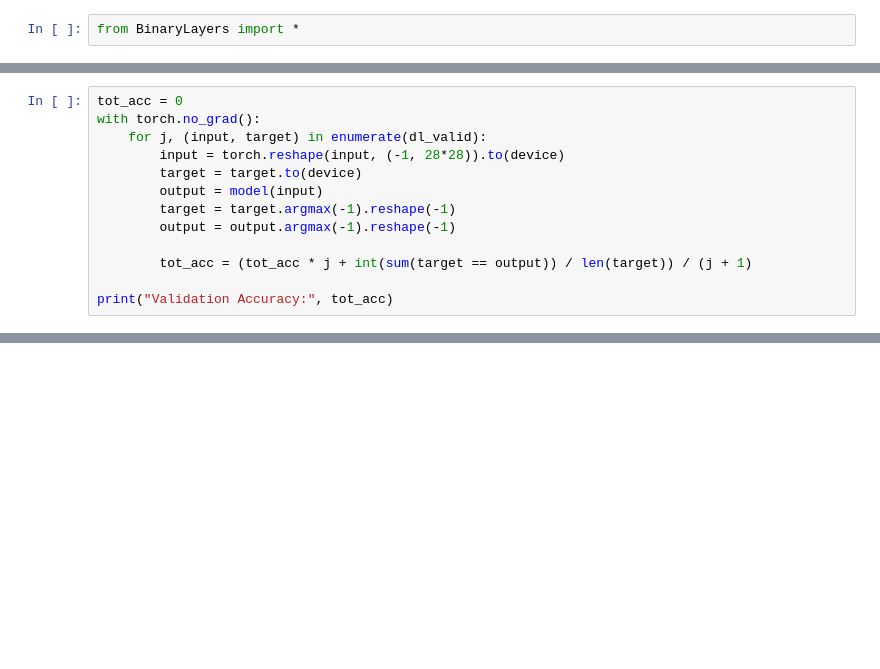
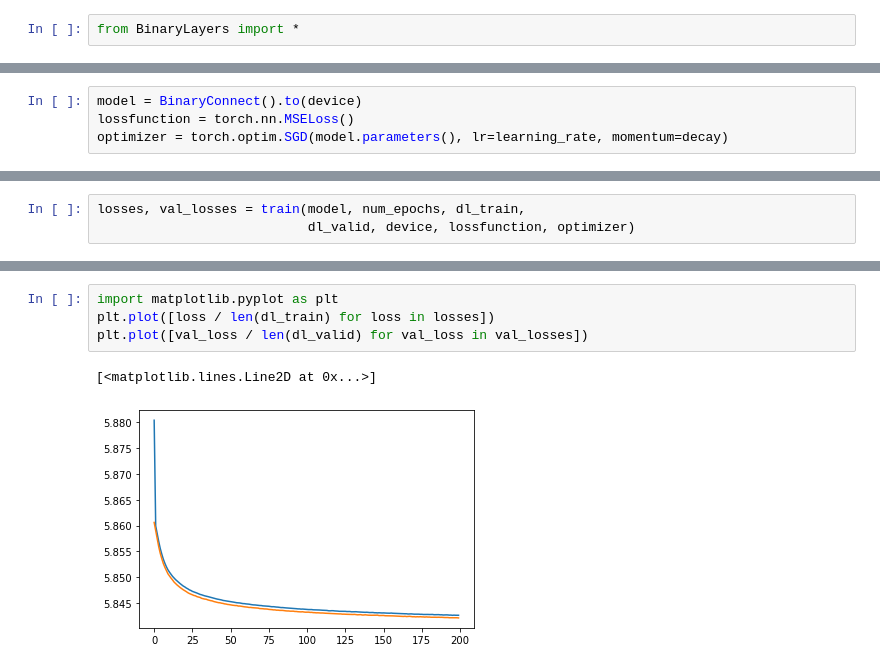
Before and after one commit to MajorCarrot/bc_pt, a Jupyter notebook: MNIST.ipynb, the cells around one changed output, grey strips where cells are left out. Drawn from its saved outputs; the diff is of its cells as text; blank space fills up the shorter version.

Commit message:
Updated the MNIST optimizer params
Results are 75% accuracy after 200 epochs.
Architecture is same as that from the paper

```diff
--- a/MNIST.ipynb
+++ b/MNIST.ipynb
@@ -136,13 +149,4 @@ Epoch valid loss 0.015742056561299622
 # %%
-tot_acc = 0
-with torch.no_grad():
-    for j, (input, target) in enumerate(dl_valid):
-        input = torch.reshape(input, (-1, 28*28)).to(device)
-        target = target.to(device)
-        output = model(input)
-        target = target.argmax(-1).reshape(-1)
-        output = output.argmax(-1).reshape(-1)
-
-        tot_acc = (tot_acc * j + int(sum(target == output)) / len(target)) / (j + 1)
-
-print("Validation Accuracy:", tot_acc)
+model = BinaryConnect().to(device)
+lossfunction = torch.nn.MSELoss()
+optimizer = torch.optim.SGD(model.parameters(), lr=learning_rate, momentum=decay)
@@ -150,0 +153,3 @@ Validation Accuracy: 0.8980368589743589
+# %%
+losses, val_losses = train(model, num_epochs, dl_train,
+                           dl_valid, device, lossfunction, optimizer)
@@ -150,0 +174,7 @@ Validation Accuracy: 0.8980368589743589
+# %%
+import matplotlib.pyplot as plt
+plt.plot([loss / len(dl_train) for loss in losses])
+plt.plot([val_loss / len(dl_valid) for val_loss in val_losses])
+# %% [output]
+[<matplotlib.lines.Line2D at 0x...>]
+[figure, added]
```
Also changed, not shown: parts of 6 cells of this notebook.
